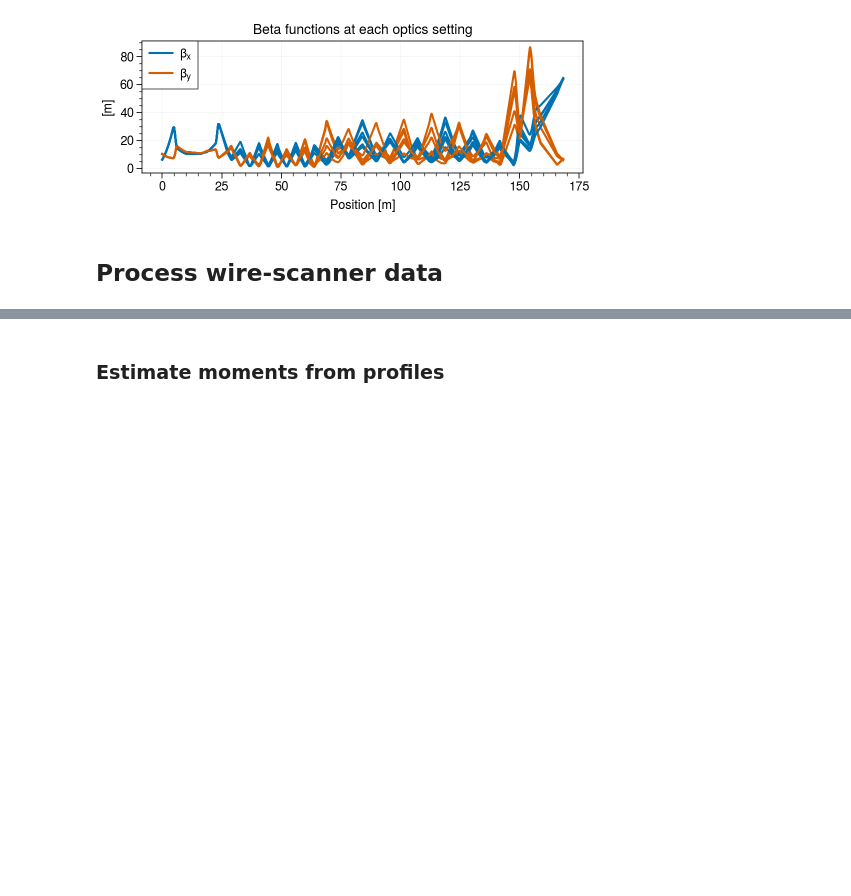
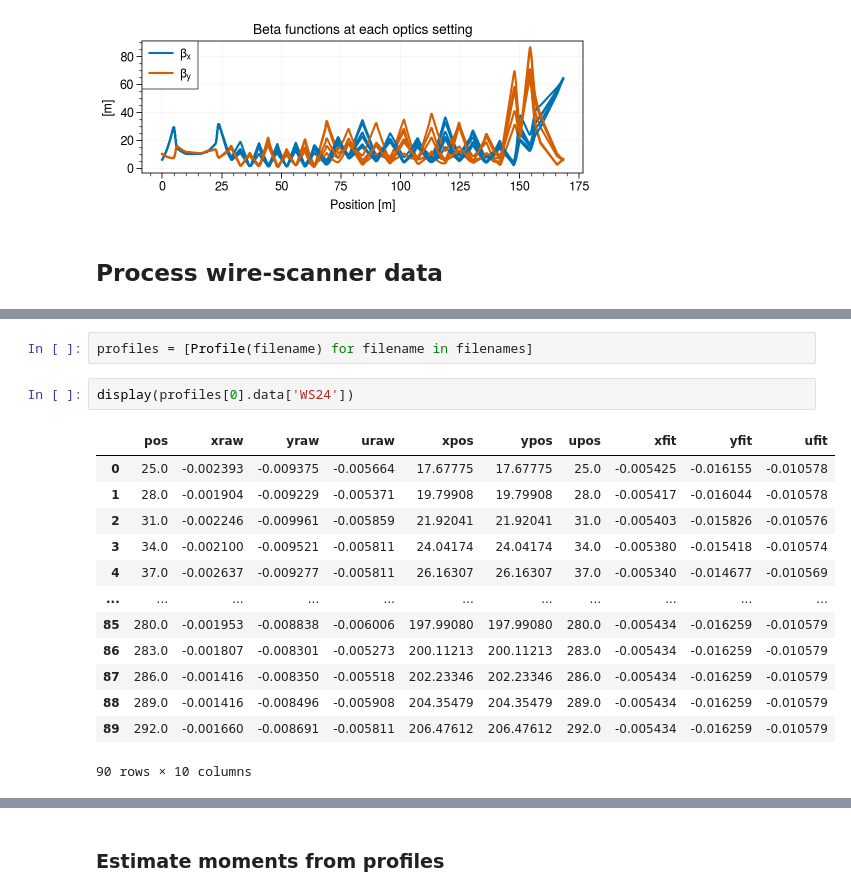
Before and after one commit to austin-hoover/emittance-measurement, a Jupyter notebook: rtbt_emittance_scan/_saved/2021-05-31/analysis.ipynb, the cells around one changed output, grey strips where cells are left out. Cells and saved outputs as stored; diff of their text form; blank space fills up the shorter version.

```diff
--- a/rtbt_emittance_scan/_saved/2021-05-31/analysis.ipynb
+++ b/rtbt_emittance_scan/_saved/2021-05-31/analysis.ipynb
@@ -118,0 +209,18 @@ filenames.append('WireAnalysisFmt-2021.05.31_21.08.18_default.pta.txt')
+# %%
+profiles = [Profile(filename) for filename in filenames]
+# %%
+display(profiles[0].data['WS24'])
+# %% [output]
+|  | pos | xraw | yraw | uraw | xpos | ypos | upos | xfit | yfit | ufit |
+| 0 | 25.0 | -0.002393 | -0.009375 | -0.005664 | 17.67775 | 17.67775 | 25.0 | -0.005425 | -0.016155 | -0.010578 |
+| 1 | 28.0 | -0.001904 | -0.009229 | -0.005371 | 19.79908 | 19.79908 | 28.0 | -0.005417 | -0.016044 | -0.010578 |
+| 2 | 31.0 | -0.002246 | -0.009961 | -0.005859 | 21.92041 | 21.92041 | 31.0 | -0.005403 | -0.015826 | -0.010576 |
+| 3 | 34.0 | -0.002100 | -0.009521 | -0.005811 | 24.04174 | 24.04174 | 34.0 | -0.005380 | -0.015418 | -0.010574 |
+| 4 | 37.0 | -0.002637 | -0.009277 | -0.005811 | 26.16307 | 26.16307 | 37.0 | -0.005340 | -0.014677 | -0.010569 |
+| ... | ... | ... | ... | ... | ... | ... | ... | ... | ... | ... |
+| 85 | 280.0 | -0.001953 | -0.008838 | -0.006006 | 197.99080 | 197.99080 | 280.0 | -0.005434 | -0.016259 | -0.010579 |
+| 86 | 283.0 | -0.001807 | -0.008301 | -0.005273 | 200.11213 | 200.11213 | 283.0 | -0.005434 | -0.016259 | -0.010579 |
+| 87 | 286.0 | -0.001416 | -0.008350 | -0.005518 | 202.23346 | 202.23346 | 286.0 | -0.005434 | -0.016259 | -0.010579 |
+| 88 | 289.0 | -0.001416 | -0.008496 | -0.005908 | 204.35479 | 204.35479 | 289.0 | -0.005434 | -0.016259 | -0.010579 |
+| 89 | 292.0 | -0.001660 | -0.008691 | -0.005811 | 206.47612 | 206.47612 | 292.0 | -0.005434 | -0.016259 | -0.010579 |
+90 rows × 10 columns
```
Also changed, not shown: parts of 33 cells of this notebook.
